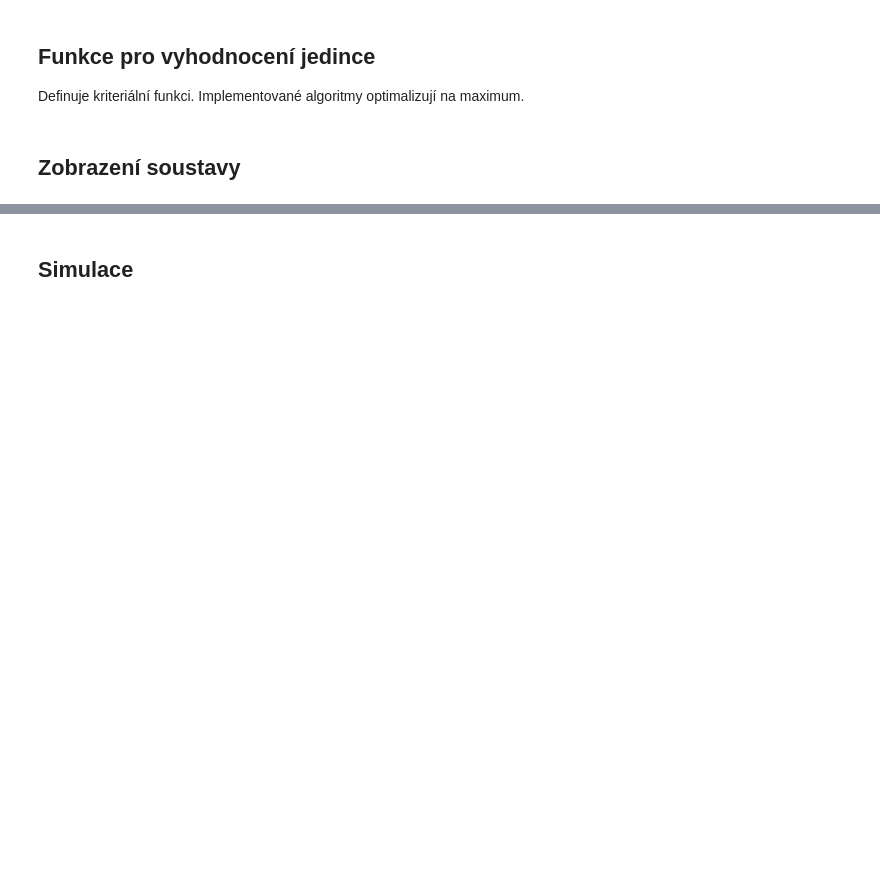
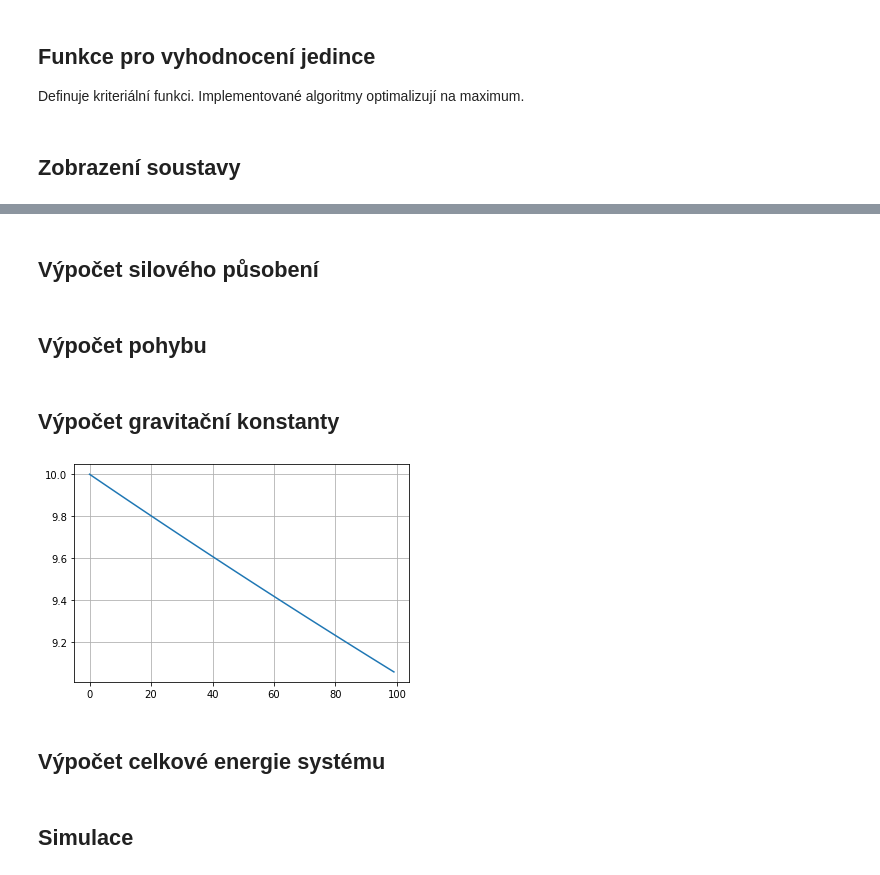
Before and after one commit to hrbolek/learning, a Jupyter notebook: operanalyst/gsa.ipynb, the cells around one changed output, grey strips where cells are left out. Cells and saved outputs as stored; diff of their text form; code cells hidden in the pictures; blank space fills up the shorter version.

```diff
--- a/operanalyst/gsa.ipynb
+++ b/operanalyst/gsa.ipynb
@@ -62,5 +79,7 @@ def calculateMass(system, f):
 
   return system
+# %% [markdown]
+## Výpočet silového působení
 # %%
 from math import sqrt
 def calculateForce(memberA, memberB, g):
@@ -118,0 +112,2 @@ def calculatePositions(system, dt):
+# %% [markdown]
+## Výpočet pohybu
@@ -118,0 +141,27 @@ def calculatePositions(system, dt):
+# %% [markdown]
+## Výpočet gravitační konstanty
+# %%
+import math
+
+def G(initialValue, alpha, maxiter):
+  coefficient = math.e ** (-alpha / maxiter)
+  currentValue = initialValue
+  while True:
+    yield currentValue
+    currentValue = currentValue * coefficient
+
+
+x = []
+y = []
+g = G(10, 0.1, 100)
+for cx, cy in zip(range(100), g):
+  x = x + [cx]
+  y = y + [cy]
+
+plt.plot(x, y)
+plt.grid(which='both')
+plt.show()
+# %% [output]
+[figure, added]
+# %% [markdown]
+## Výpočet celkové energie systému
```
Also changed, not shown: parts of 10 cells of this notebook.
